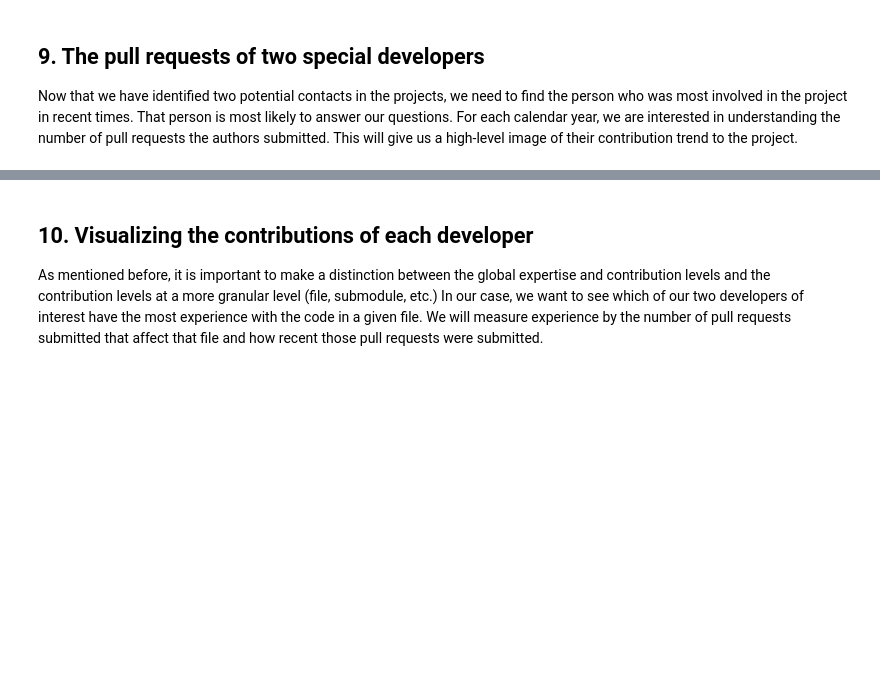
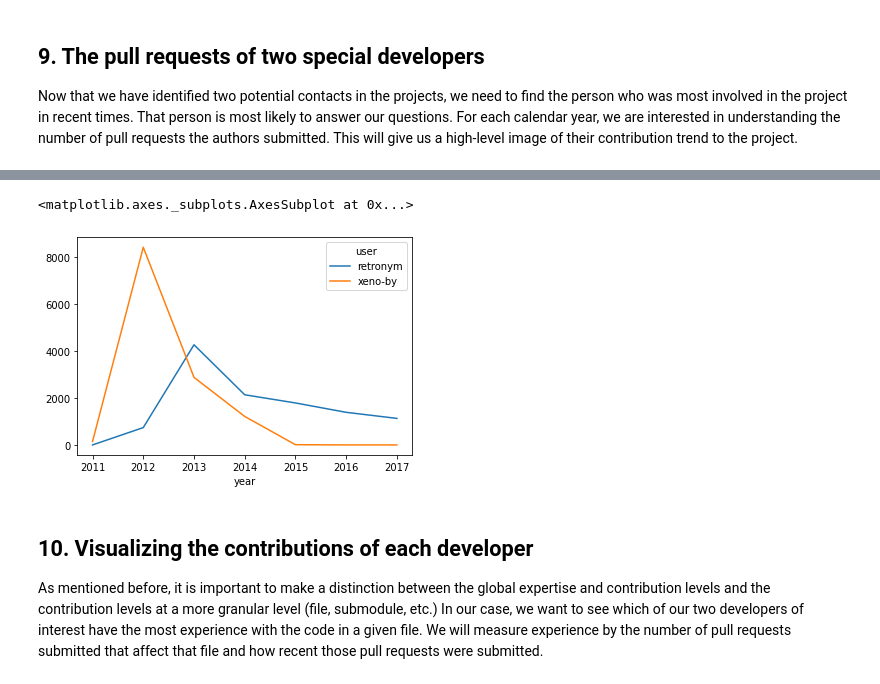
Before and after one commit to gcfp/M03, a Jupyter notebook: actividad-scala/CaseStudy_Scala.ipynb, the cells around one changed output, grey strips where cells are left out. Saved outputs shown, nothing was run; the diff lists cells and outputs as text; code cells hidden in the pictures; blank space fills up the shorter version.

```diff
--- a/actividad-scala/CaseStudy_Scala.ipynb
+++ b/actividad-scala/CaseStudy_Scala.ipynb
@@ -106,3 +250,17 @@ Name: pid, Length: 464, dtype: int64
 # %% [markdown]
 ## 9. The pull requests of two special developers
 <p>Now that we have identified two potential contacts in the projects, we need to find the person who was most involved in the project in recent times. That person is most likely to answer our questions. For each calendar year, we are interested in understanding the number of pull requests the authors submitted. This will give us a high-level image of their contribution trend to the project.</p>
+# %%
+from pandas._config import dates
+# Define Autors
+
+authors = ['xeno-by','retronym']
+
+#Filter dataFrame
+dataScalaUsers = dataScala[dataScala['user'].isin(authors)]
+
+#Count by year and month
+
+counts = dataScalaUsers.groupby(['user','year']).agg({'pid': 'count'})
+
+counts
@@ -108,0 +281,8 @@ Name: pid, Length: 464, dtype: int64
+# %%
+# Show plot
+import matplotlib.pyplot as plt
+
+# Girar tabla
+counts_wide = counts.pivot_table(index='year',columns='user',values='pid',fill_value=0)
+
+counts_wide
@@ -109,3 +299,8 @@ Name: pid, Length: 464, dtype: int64
+# %%
+counts_wide.plot()
+# %% [output]
+<matplotlib.axes._subplots.AxesSubplot at 0x...>
+[figure, added]
 # %% [markdown]
 ## 10. Visualizing the contributions of each developer
 <p>As mentioned before, it is important to make a distinction between the global expertise and contribution levels and the contribution levels at a more granular level (file, submodule, etc.) In our case, we want to see which of our two developers of interest have the most experience with the code in a given file. We will measure experience by the number of pull requests submitted that affect that file and how recent those pull requests were submitted.</p>
```
Also changed, not shown: parts of 23 cells of this notebook.
